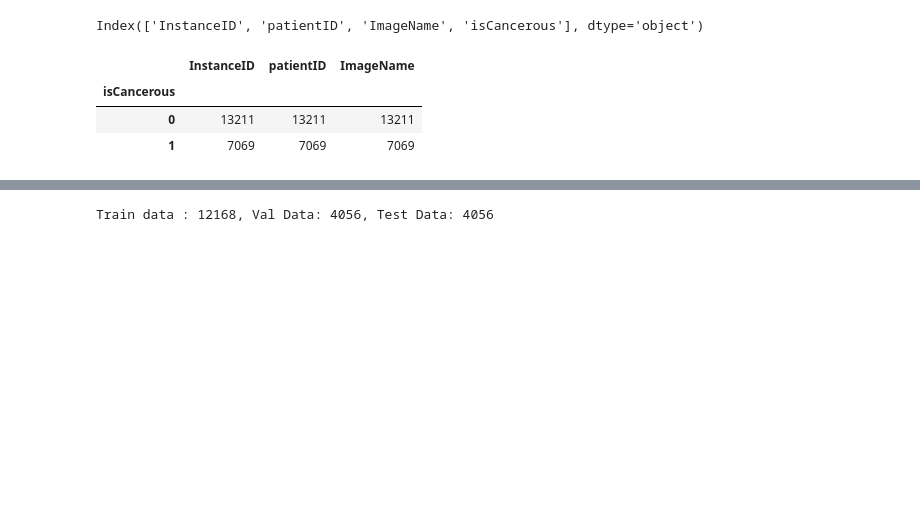
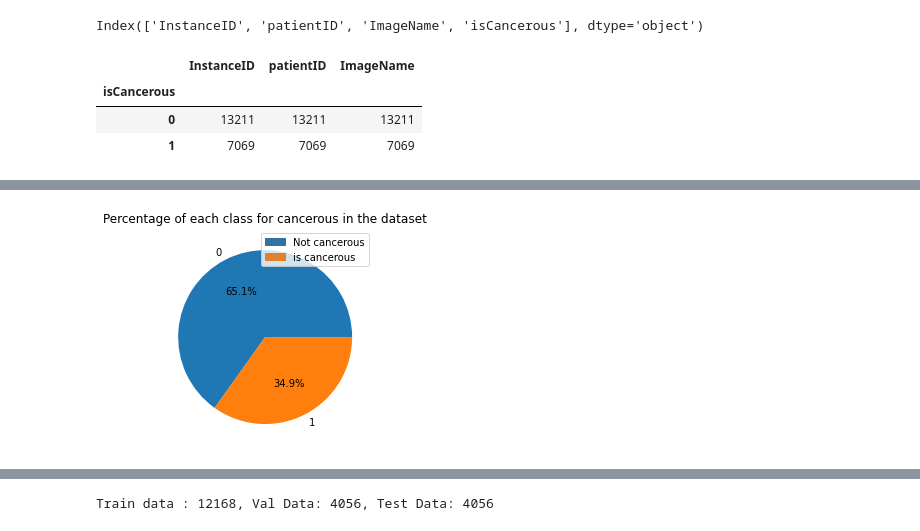
Before and after one commit to Sachin270/CMLAssignment2, a Jupyter notebook: Assignment2.ipynb, the cells around one changed output, grey strips where cells are left out. Cells and saved outputs as stored; diff of their text form; code cells hidden in the pictures; blank space fills up the shorter version.

```diff
--- a/Assignment2.ipynb
+++ b/Assignment2.ipynb
@@ -106,0 +119,10 @@ mergedData.groupby('isCancerous').agg('count').ImageName.plot.pie(autopct="%.1f%
+# %%
+mergedData.groupby('isCancerous').agg('count').ImageName.plot.pie(autopct="%.1f%%")
+plt.title("Percentage of each class for cancerous in the dataset")
+red_patch = mpatches.Patch(color='#3274a1', label='Not cancerous')
+blue_patch = mpatches.Patch(color='#e1812c', label='is cancerous')
+plt.legend(handles=[red_patch, blue_patch])
+plt.ylabel("")
+plt.show()
+# %% [output]
+[figure, added]
```
Also changed, not shown: parts of 46 cells of this notebook.
